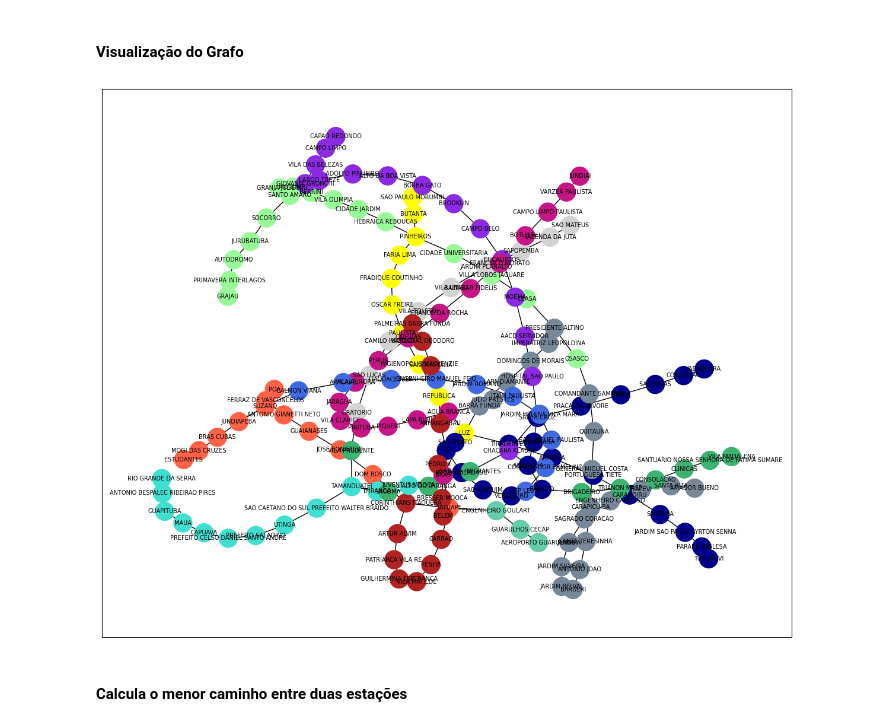
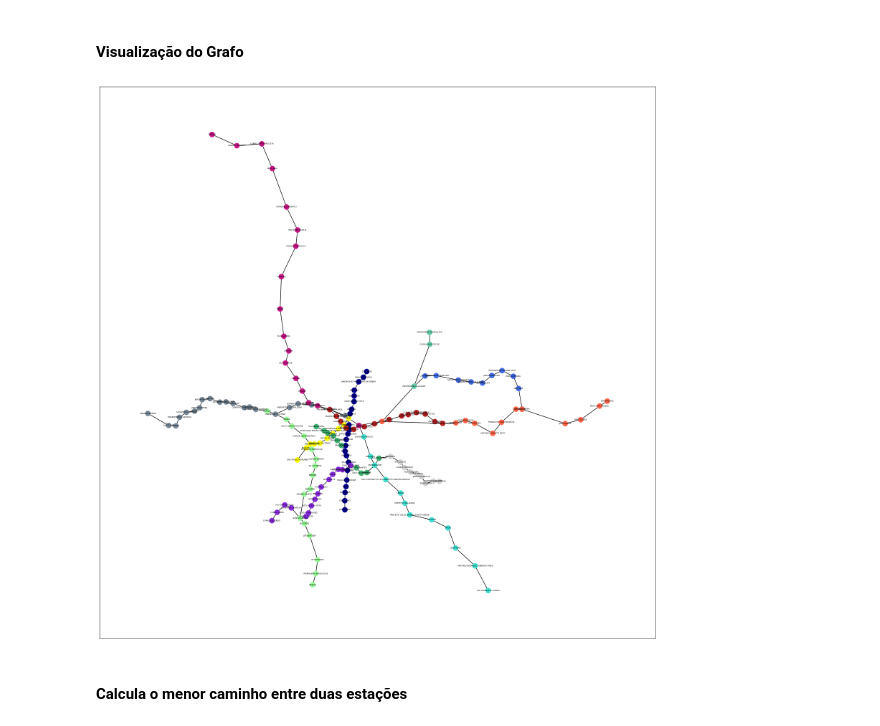
Before and after one commit to fernandobrancher/DataScience-Course_project4, a Jupyter notebook: ProjetoFinal_.ipynb, the cells around one changed output. Saved outputs shown, nothing was run; the diff lists cells and outputs as text; code cells hidden in the pictures.

Commit message:
insert position of metro stations

```diff
--- a/ProjetoFinal_.ipynb
+++ b/ProjetoFinal_.ipynb
@@ -9,6 +9,8 @@ df = pd.read_csv('metroetrem_sp.csv')
 lista_cores_linhas0 = df.nome_lin
 lista_nome_estacoes = df.estacao_upp
 lista_link = df.link
+lista_long = df.long
+lista_lat = df.lat
 
 nomes_linhas = list(set(lista_cores_linhas0))
 # %%
@@ -54,7 +56,7 @@ for indice, cor in enumerate(lista_cores_linhas):
 
     # esse if evita criar self loops para as últimas estações de cada linha
     if lista_nome_estacoes[indice] == lista_link[indice]:
-        estacoes.append((lista_nome_estacoes[indice],{'cor':lista_cores_linhas[indice],'conexao': []}))
+        estacoes.append((lista_nome_estacoes[indice],{'cor':lista_cores_linhas[indice],'conexao': [],'pos':(lista_long[indice],lista_lat[indice])}))
         estacoes_adicionadas.append(lista_nome_estacoes[indice])
 
     elif lista_nome_estacoes[indice] in estacoes_adicionadas:
@@ -63,7 +65,7 @@ for indice, cor in enumerate(lista_cores_linhas):
         estacoes[index][1]['conexao'] += [lista_link[indice]]
 
     else:
-        estacoes.append((lista_nome_estacoes[indice],{'cor':lista_cores_linhas[indice],'conexao':[]+[lista_link[indice]]}))
+        estacoes.append((lista_nome_estacoes[indice],{'cor':lista_cores_linhas[indice],'conexao':[]+[lista_link[indice]],'pos':(lista_long[indice],lista_lat[indice])}))
         estacoes_adicionadas.append(lista_nome_estacoes[indice])
 # %% [markdown]
 ### Criando o grafo
@@ -96,11 +98,11 @@ for estacao in metro:
 #### Visualização do Grafo
 # %%
 #visualizar grafo
-plt.figure(figsize=(15,12))
+plt.figure(figsize=(20,20))
 position = nx.spring_layout(metro, seed=20)
-nx.draw_networkx(metro, pos=position, node_color=color_map, node_size=500, font_size=7)
+nx.draw_networkx(metro, nx.get_node_attributes(metro, 'pos'), node_color=color_map, node_size=100, font_size=4)
 # %% [output]
-[figure, old version]
+[figure, new version]
 # %% [markdown]
 #### Calcula o menor caminho entre duas estações
 # %%
```
Also changed, not shown: 1 other file.
